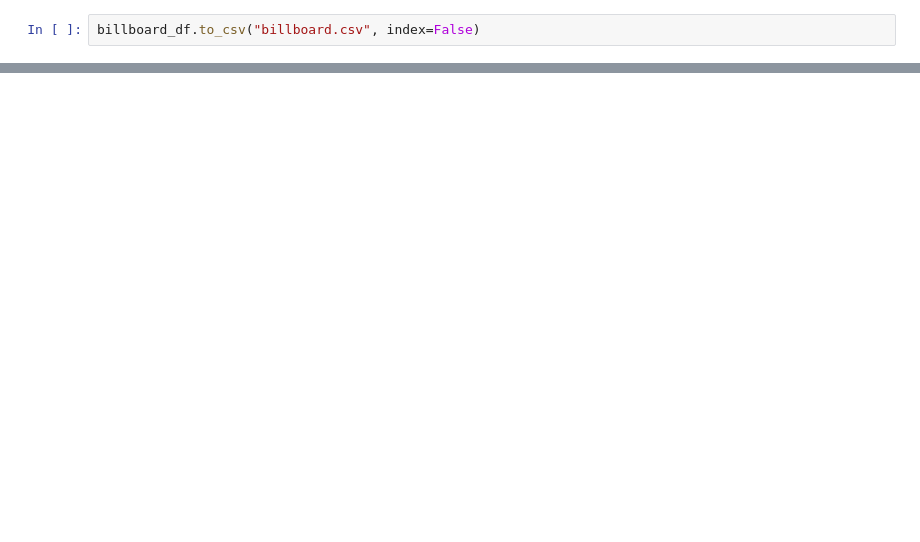
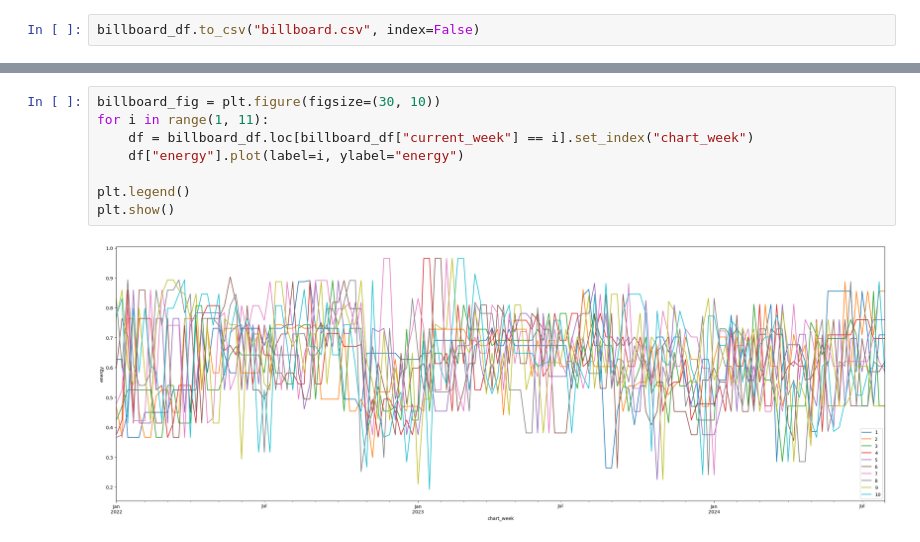
Before and after one commit to pxv6460/Music-is-the-Answer, a Jupyter notebook: project_1.ipynb, the cells around one changed output, grey strips where cells are left out. Saved outputs shown, nothing was run; the diff lists cells and outputs as text; blank space fills up the shorter version.

```diff
--- a/project_1.ipynb
+++ b/project_1.ipynb
@@ -142,3 +246,13 @@ plt.show()
+# %%
+billboard_fig = plt.figure(figsize=(30, 10))
+for i in range(1, 11):
+    df = billboard_df.loc[billboard_df["current_week"] == i].set_index("chart_week")
+    df["energy"].plot(label=i, ylabel="energy")
+
+plt.legend()
+plt.show()
+# %% [output]
+[figure, added]
 # %%
 gpr_data = requests.get("https://www.matteoiacoviello.com/gpr_files/data_gpr_daily_recent.xls").content
 
```
Also changed, not shown: parts of 9 cells of this notebook.
